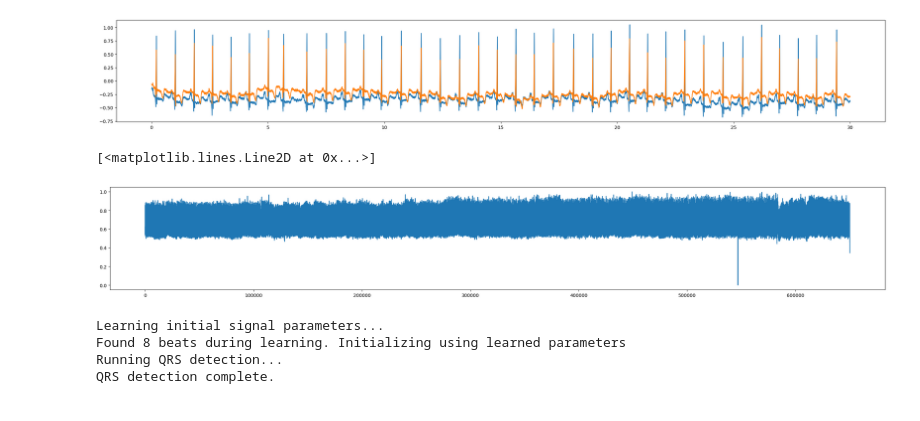
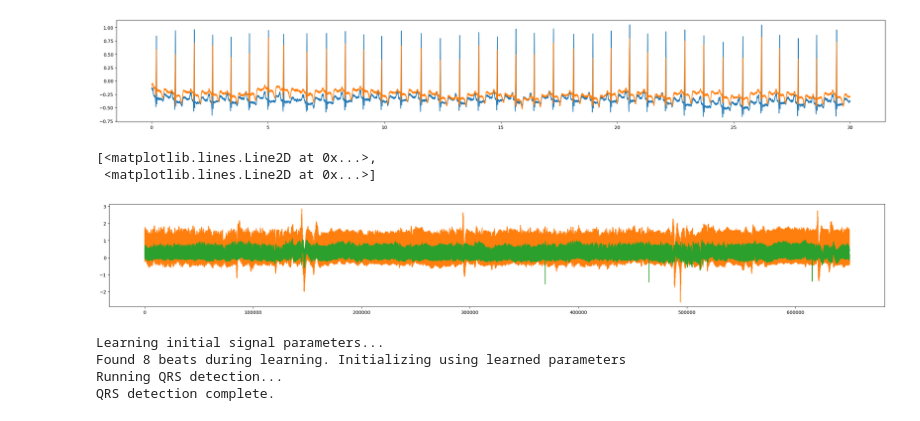
Before and after one commit to sjjtu/MAthesis, a Jupyter notebook: code/explore_mitbih.ipynb, the cells around one changed output. Saved outputs shown, nothing was run; the diff lists cells and outputs as text; code cells hidden in the pictures.

```diff
--- a/code/explore_mitbih.ipynb
+++ b/code/explore_mitbih.ipynb
@@ -74,12 +74,14 @@ plt.plot(t, record.p_signal[:10800,1])
 # %%
 from sklearn import preprocessing
 min_max_scaler = preprocessing.MinMaxScaler()
 lm = min_max_scaler.fit_transform(record.p_signal[:,0].reshape(-1,1)).squeeze()
 plt.figure(figsize=(30, 4))
 plt.plot(lm)
+plt.plot(record.p_signal)
 # %% [output]
-[<matplotlib.lines.Line2D at 0x...>]
+[<matplotlib.lines.Line2D at 0x...>,
+ <matplotlib.lines.Line2D at 0x...>]
-[figure, old version]
+[figure, new version]
 # %%
 qrs = wfdb.processing.XQRS(lm, fs=360)
 qrs.detect()
```
Also changed, not shown: parts of 4 cells of this notebook, 3 other files.
